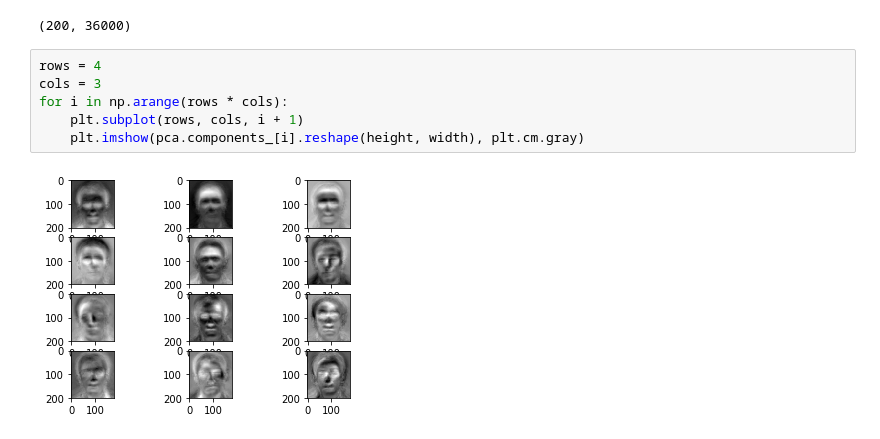
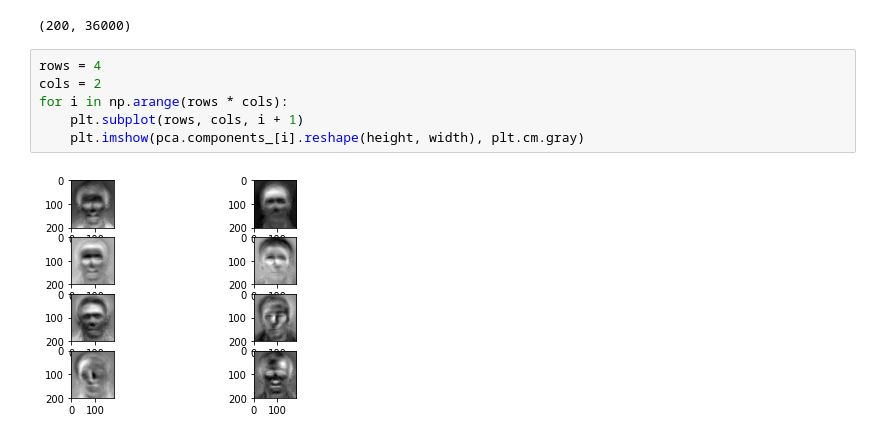
Before and after one commit to mmejiam-eafit/ms_data_science_project_i, a Jupyter notebook: eigenfaces/notebooks/Eigenfaces with Python.ipynb, the cells around one changed output. Cells and saved outputs as stored; diff of their text form.

```diff
--- a/eigenfaces/notebooks/Eigenfaces with Python.ipynb
+++ b/eigenfaces/notebooks/Eigenfaces with Python.ipynb
@@ -25,9 +25,9 @@ pca.components_.shape
 (200, 36000)
 # %%
 rows = 4
-cols = 3
+cols = 2
 for i in np.arange(rows * cols):
     plt.subplot(rows, cols, i + 1)
     plt.imshow(pca.components_[i].reshape(height, width), plt.cm.gray)
 # %% [output]
-[figure, old version]
+[figure, new version]
```
Also changed, not shown: parts of 1 cell of this notebook.
